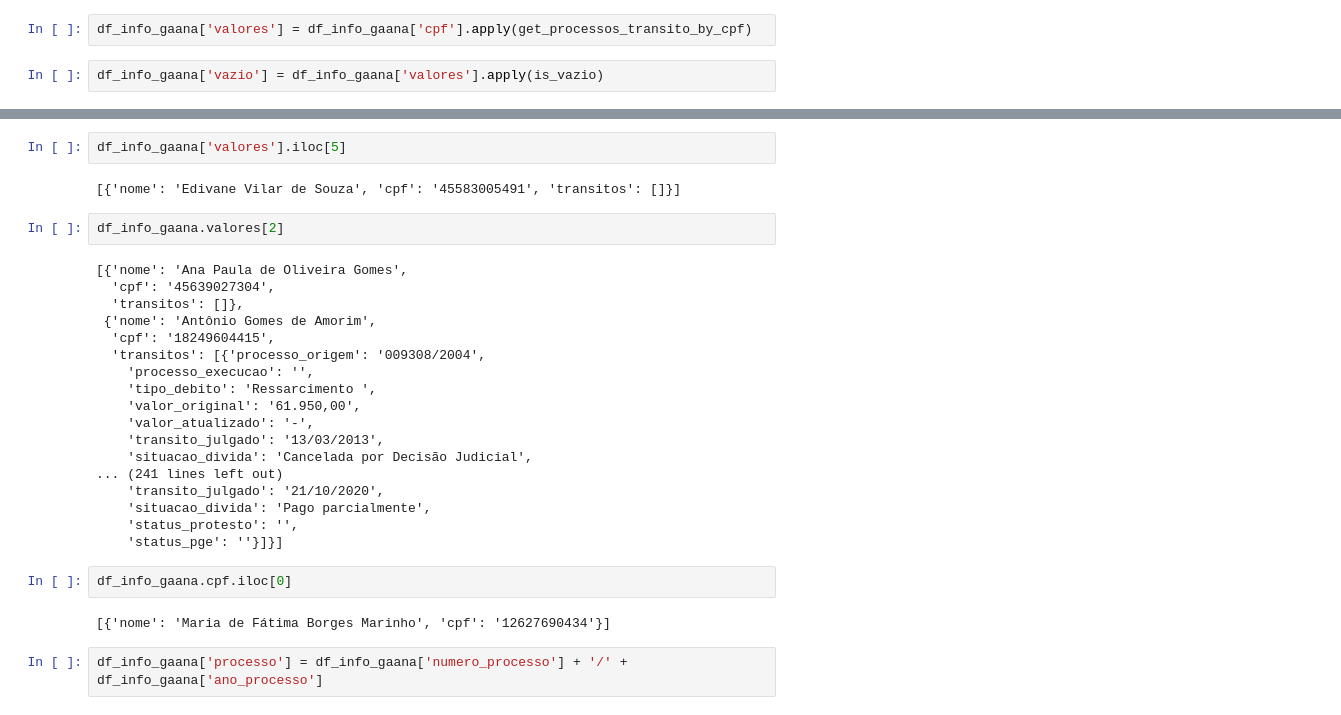
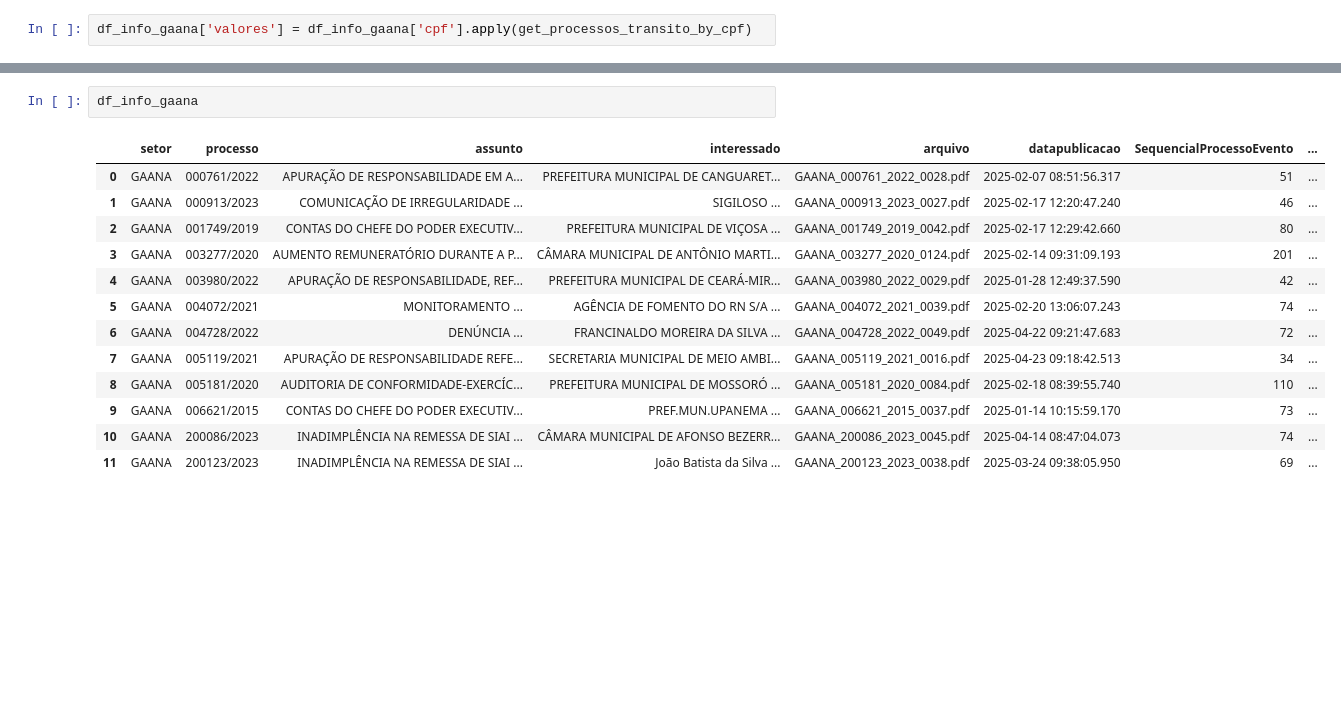
Before and after one commit to eduardoplima/ccd, a Jupyter notebook: scripts/antecedentes_batch.ipynb, the cells around one changed output, grey strips where cells are left out. Cells and saved outputs as stored; diff of their text form; blank space fills up the shorter version.

```diff
--- a/scripts/antecedentes_batch.ipynb
+++ b/scripts/antecedentes_batch.ipynb
@@ -219,5 +227,3 @@ df_info_gaana['pessoas'] = df_info_gaana['texto_pdf'].apply(get_pessoas_llm)
 df_info_gaana['cpf'] = df_info_gaana['pessoas'].apply(get_genpessoa)
 # %%
 df_info_gaana['valores'] = df_info_gaana['cpf'].apply(get_processos_transito_by_cpf)
-# %%
-df_info_gaana['vazio'] = df_info_gaana['valores'].apply(is_vazio)
@@ -234,30 +230,16 @@ Name: valores, dtype: bool
-# %%
-df_info_gaana['valores'].iloc[5]
-# %% [output]
-[{'nome': 'Edivane Vilar de Souza', 'cpf': '45583005491', 'transitos': []}]
 # %%
-df_info_gaana.valores[2]
+df_info_gaana
 # %% [output]
-[{'nome': 'Ana Paula de Oliveira Gomes',
-  'cpf': '45639027304',
-  'transitos': []},
- {'nome': 'Antônio Gomes de Amorim',
-  'cpf': '18249604415',
-  'transitos': [{'processo_origem': '009308/2004',
-    'processo_execucao': '',
-    'tipo_debito': 'Ressarcimento ',
-    'valor_original': '61.950,00',
-    'valor_atualizado': '-',
-    'transito_julgado': '13/03/2013',
-    'situacao_divida': 'Cancelada por Decisão Judicial',
-... (241 lines left out)
-    'transito_julgado': '21/10/2020',
-    'situacao_divida': 'Pago parcialmente',
-    'status_protesto': '',
-    'status_pge': ''}]}]
+|  | setor | processo | assunto | interessado | arquivo | datapublicacao | SequencialProcessoEvento | ... |
+| 0 | GAANA | 000761/2022 | APURAÇÃO DE RESPONSABILIDADE EM A... | PREFEITURA MUNICIPAL DE CANGUARET... | GAANA_000761_2022_0028.pdf | 2025-02-07 08:51:56.317 | 51 | ... |
+| 1 | GAANA | 000913/2023 | COMUNICAÇÃO DE IRREGULARIDADE ... | SIGILOSO ... | GAANA_000913_2023_0027.pdf | 2025-02-17 12:20:47.240 | 46 | ... |
+| 2 | GAANA | 001749/2019 | CONTAS DO CHEFE DO PODER EXECUTIV... | PREFEITURA MUNICIPAL DE VIÇOSA ... | GAANA_001749_2019_0042.pdf | 2025-02-17 12:29:42.660 | 80 | ... |
+| 3 | GAANA | 003277/2020 | AUMENTO REMUNERATÓRIO DURANTE A P... | CÂMARA MUNICIPAL DE ANTÔNIO MARTI... | GAANA_003277_2020_0124.pdf | 2025-02-14 09:31:09.193 | 201 | ... |
+| 4 | GAANA | 003980/2022 | APURAÇÃO DE RESPONSABILIDADE, REF... | PREFEITURA MUNICIPAL DE CEARÁ-MIR... | GAANA_003980_2022_0029.pdf | 2025-01-28 12:49:37.590 | 42 | ... |
+| 5 | GAANA | 004072/2021 | MONITORAMENTO ... | AGÊNCIA DE FOMENTO DO RN S/A ... | GAANA_004072_2021_0039.pdf | 2025-02-20 13:06:07.243 | 74 | ... |
+| 6 | GAANA | 004728/2022 | DENÚNCIA ... | FRANCINALDO MOREIRA DA SILVA ... | GAANA_004728_2022_0049.pdf | 2025-04-22 09:21:47.683 | 72 | ... |
+| 7 | GAANA | 005119/2021 | APURAÇÃO DE RESPONSABILIDADE REFE... | SECRETARIA MUNICIPAL DE MEIO AMBI... | GAANA_005119_2021_0016.pdf | 2025-04-23 09:18:42.513 | 34 | ... |
+| 8 | GAANA | 005181/2020 | AUDITORIA DE CONFORMIDADE-EXERCÍC... | PREFEITURA MUNICIPAL DE MOSSORÓ ... | GAANA_005181_2020_0084.pdf | 2025-02-18 08:39:55.740 | 110 | ... |
+| 9 | GAANA | 006621/2015 | CONTAS DO CHEFE DO PODER EXECUTIV... | PREF.MUN.UPANEMA ... | GAANA_006621_2015_0037.pdf | 2025-01-14 10:15:59.170 | 73 | ... |
+| 10 | GAANA | 200086/2023 | INADIMPLÊNCIA NA REMESSA DE SIAI ... | CÂMARA MUNICIPAL DE AFONSO BEZERR... | GAANA_200086_2023_0045.pdf | 2025-04-14 08:47:04.073 | 74 | ... |
+| 11 | GAANA | 200123/2023 | INADIMPLÊNCIA NA REMESSA DE SIAI ... | João Batista da Silva ... | GAANA_200123_2023_0038.pdf | 2025-03-24 09:38:05.950 | 69 | ... |
-# %%
-df_info_gaana.cpf.iloc[0]
-# %% [output]
-[{'nome': 'Maria de Fátima Borges Marinho', 'cpf': '12627690434'}]
-# %%
-df_info_gaana['processo'] = df_info_gaana['numero_processo'] + '/' + df_info_gaana['ano_processo']
```
Also changed, not shown: parts of 6 cells of this notebook, 55 other files.
